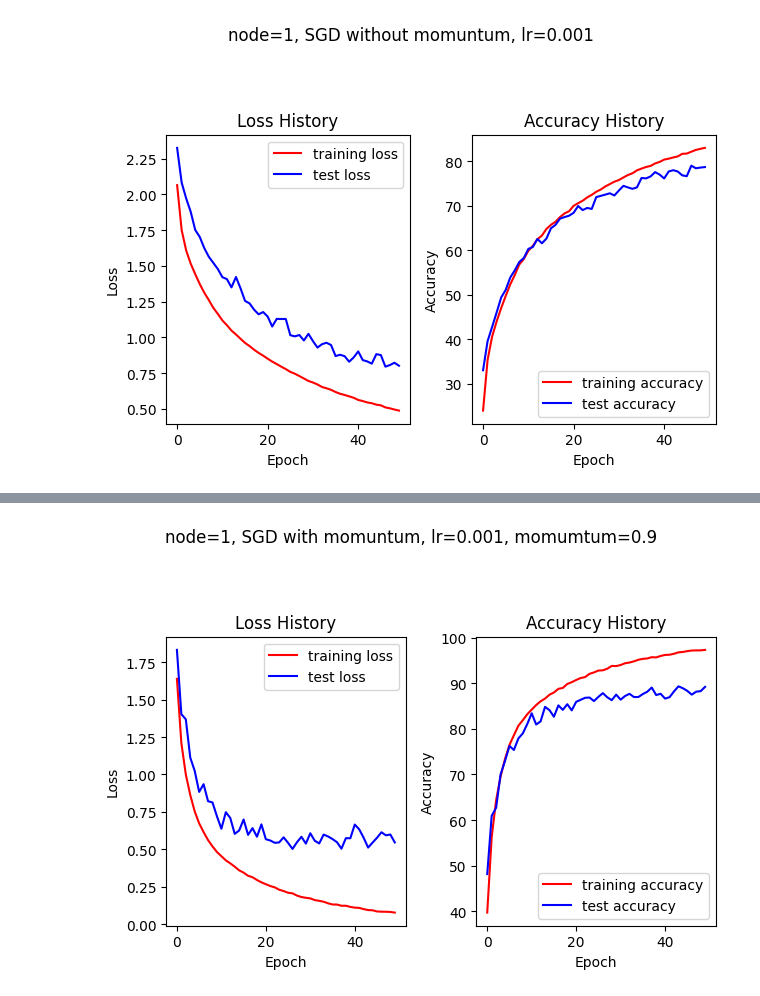
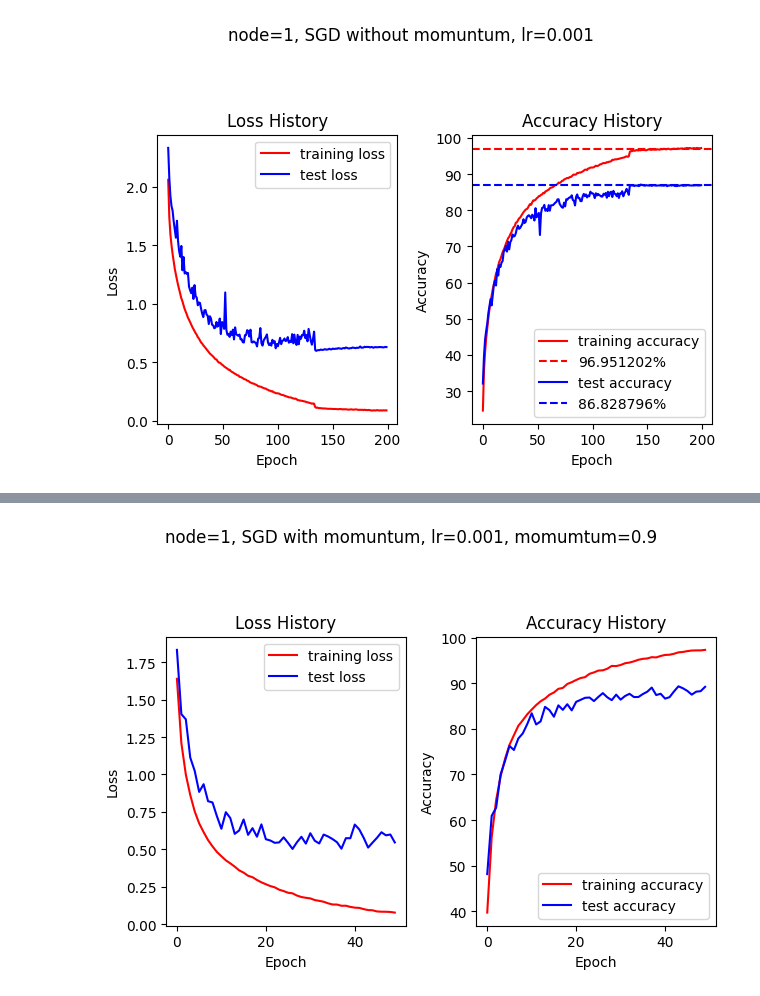
Before and after one commit to Luoxiaogan/PullSum_MNIST, a Jupyter notebook: code/神经网络实验/CIFAR10最终实验/github中的实验实现.ipynb, the cells around one changed output, grey strips where cells are left out. Cells and saved outputs as stored; diff of their text form; code cells hidden in the pictures.

```diff
--- a/code/神经网络实验/CIFAR10最终实验/github中的实验实现.ipynb
+++ b/code/神经网络实验/CIFAR10最终实验/github中的实验实现.ipynb
@@ -31,15 +31,15 @@ transform_test = transforms.Compose([
     transforms.Normalize((0.4914, 0.4822, 0.4465), (0.2023, 0.1994, 0.2010)),
 ])
 # %%
-trainset = torchvision.datasets.CIFAR10(root='/root/GanLuo/pytorch-cifar10-resnet18/cifar-10-python', train=True, download=False, transform=transform_train)
+trainset = torchvision.datasets.CIFAR10(root='/root/GanLuo/PullSum_MNIST/code/神经网络实验/CIFAR10最终实验/cifar-10-python/cifar-10-batches-py', train=True, download=False, transform=transform_train)
 trainloader = torch.utils.data.DataLoader(trainset, batch_size=BATCH_SIZE, shuffle=True, num_workers=2)
 
-testset = torchvision.datasets.CIFAR10(root='/root/GanLuo/pytorch-cifar10-resnet18/cifar-10-python', train=False, download=False, transform=transform_test)
+testset = torchvision.datasets.CIFAR10(root='/root/GanLuo/PullSum_MNIST/code/神经网络实验/CIFAR10最终实验/cifar-10-python/cifar-10-batches-py', train=False, download=False, transform=transform_test)
 testloader = torch.utils.data.DataLoader(testset, batch_size=100, shuffle=False, num_workers=2)
 # %%
 classes = ('plane', 'car', 'bird', 'cat', 'deer', 'dog', 'frog', 'horse', 'ship', 'truck')
 # %%
-device = torch.device("cuda" if torch.cuda.is_available() else "cpu")
+device = torch.device("cuda:0" if torch.cuda.is_available() else "cpu")
 net = ResNet18().to(device)
 # 定义损失函数和优化方式
 criterion = nn.CrossEntropyLoss()  #损失函数为交叉熵，多用于多分类问题
@@ -59,7 +59,7 @@ scheduler = torch.optim.lr_scheduler.MultiStepLR(optimizer, milestones=Milestone
 best_acc = 85  # 初始化最佳测试准确率
 print("Start Training, Resnet-18!")
 
-EPOCH=50
+EPOCH=200
 
 Train_Accuracy=[]
 Train_Loss=[]
@@ -164,25 +176,30 @@ Training Finished, Total EPOCH=50
 # %%
 import matplotlib.pyplot as plt
+from statistics import mean
 
 plt.subplot(1,2,1)
 plt.plot(Train_Loss,color='r',label='training loss')
 plt.plot(Test_Loss,color='b',label='test loss')
 plt.legend()
 plt.title('Loss History')
 plt.xlabel('Epoch')
 plt.ylabel('Loss')
 
 plt.subplot(1,2,2)
 plt.plot(Train_Accuracy,color='r',label='training accuracy')
+number=torch.mean(torch.stack(Train_Accuracy[150:])).item()
+plt.axhline(y=number, color='r', linestyle='--', label=f'{number:4f}%')
 plt.plot(Test_Accuracy,color='b',label='test accuracy')
+number=torch.mean(torch.stack(Test_Accuracy[150:])).item()
+plt.axhline(y=number, color='b', linestyle='--', label=f'{number:4f}%')
 plt.legend()
 plt.title('Accuracy History')
 plt.xlabel('Epoch')
 plt.ylabel('Accuracy')
 
 
 plt.suptitle(f'node=1, SGD without momuntum, lr={LR}')
 plt.tight_layout(rect=[0, 0.03, 1, 0.90])
 plt.show()
 # %% [output]
-[figure, old version]
+[figure, new version]
```
Also changed, not shown: parts of 5 cells of this notebook, 4 other files.
